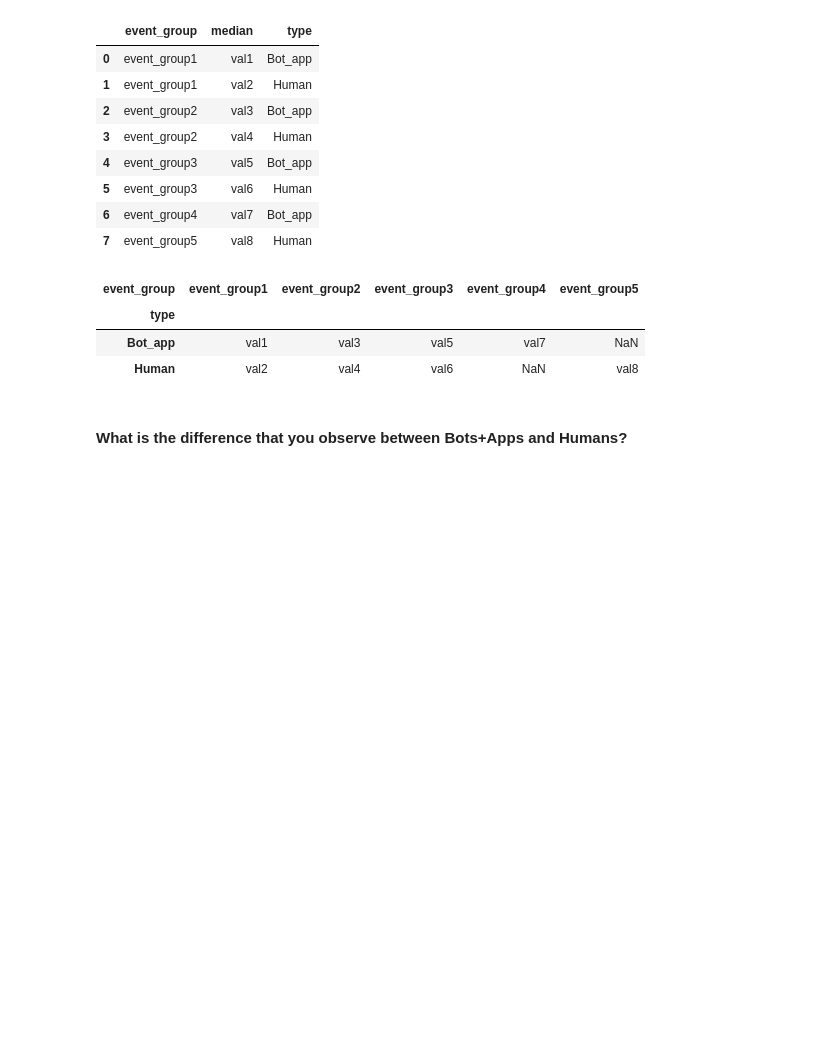
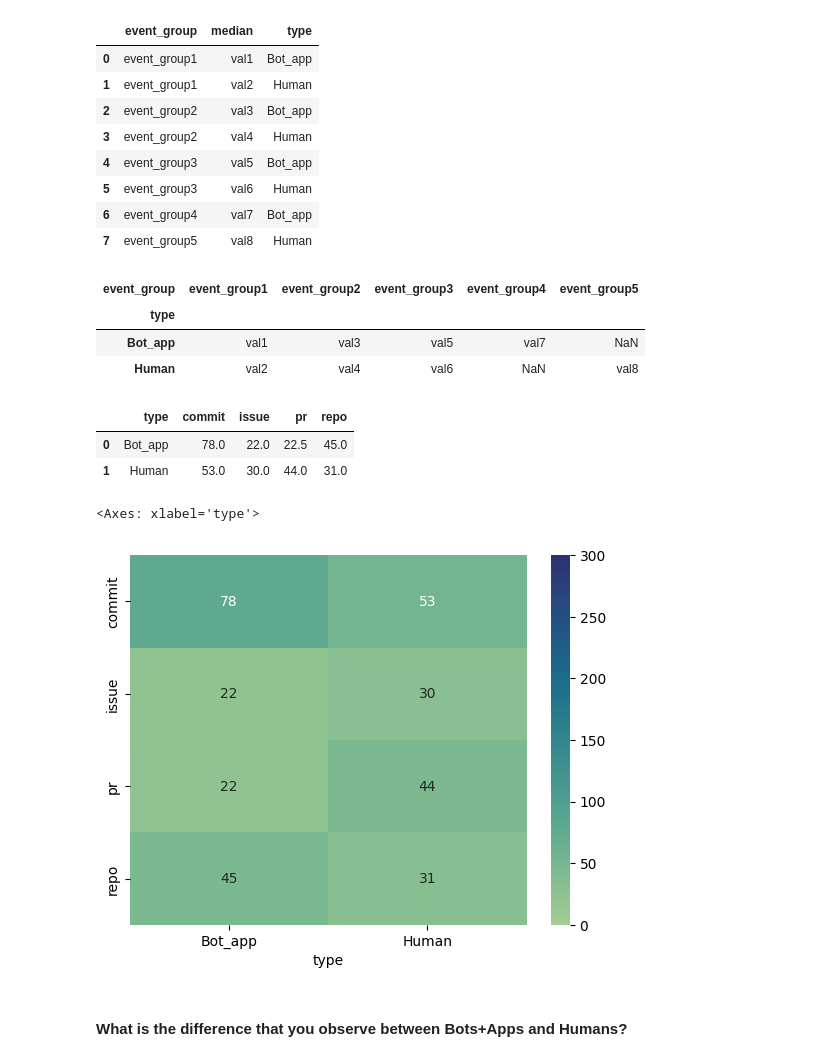
Before and after one commit to ThomasBernard28/Software_Evolution_TP3_2024, a Jupyter notebook: TP3_template.ipynb, the cells around one changed output. Cells and saved outputs as stored; diff of their text form; code cells hidden in the pictures; blank space fills up the shorter version.

Commit message:
Did it until section question 6.1 not sure of my results

```diff
--- a/TP3_template.ipynb
+++ b/TP3_template.ipynb
@@ -543,3 +550,13 @@ commit_group = ['CommitCommentEvent', 'PushEvent']
 repo_group = ['CreateEvent', 'DeleteEvent', 'ForkEvent', 'GollumEvent', 'MemberEvent', 'PublicEvent', 'ReleaseEvent', 'SponsorshipEvent', 'WatchEvent']
 # %%
 # YOUR CODE BELOW
+import numpy as np
+q5df['event_group'] = np.nan
+q5df.loc[q5df['event_type'].isin(issue_group), 'event_group'] = 'issue'
+q5df.loc[q5df['event_type'].isin(pr_group), 'event_group'] = 'pr'
+q5df.loc[q5df['event_type'].isin(commit_group), 'event_group'] = 'commit'
+q5df.loc[q5df['event_type'].isin(repo_group), 'event_group'] = 'repo'
+
+
+grouped_df = q5df.groupby(['contributor', 'event_group']).agg(nbr_event=('event_id','count')).reset_index()
+print(grouped_df)
@@ -546,5 +578,11 @@ repo_group = ['CreateEvent', 'DeleteEvent', 'ForkEvent', 'GollumEvent', 'MemberE
 # %%
 # YOUR CODE BELOW
+pivoted_df = grouped_df.pivot_table(index='contributor', columns='event_group', values='nbr_event').reset_index()
+final_q5df = pivoted_df.merge(final_decision, on='contributor')
+
+final_q5df.drop(['app', 'bothunter', 'bodegha', 'rabbit'], axis=1, inplace=True)
+final_events = final_q5df.copy()
+final_q5df.to_csv('homebrew_homebrew-core_1/question5_merged.csv', index=False)
 # %% [markdown]
 ### Question 2 (a)
 
@@ -575,3 +613,14 @@ df_medians
 | 7 | event_group5 | val8 | Human |
 # %%
 # YOUR CODE BELOW
+medians = []
+for event_group in ["pr", "issue", "commit", "repo"]:
+    median_bot = final_q5df[(final_q5df['type'].isin(['Bot', 'App']))][event_group].median()
+    medians.append({'event_group': event_group, 'median': median_bot, 'type': 'Bot_app'})
+
+    median_human = final_q5df[(final_q5df['type'] == 'Human')][event_group].median()
+    medians.append({'event_group': event_group, 'median': median_human, 'type': 'Human'})
+
+
+df_medians_2_not_pivoted = pd.DataFrame.from_dict(medians)
+df_medians_2_not_pivoted
@@ -616,7 +675,17 @@ df_medians.pivot(index='type', columns='event_group', values='median')#.reset_in
 | Human | val2 | val4 | val6 | NaN | val8 |
 # %%
 # YOUR CODE BELOW
+df_medians_2 = df_medians_2_not_pivoted.pivot(index='type', columns='event_group', values='median').reset_index().rename_axis(None,axis=1)
+df_medians_2
+# %% [output]
+|  | type | commit | issue | pr | repo |
+| 0 | Bot_app | 78.0 | 22.0 | 22.5 | 45.0 |
+| 1 | Human | 53.0 | 30.0 | 44.0 | 31.0 |
 # %%
 # YOUR CODE BELOW
+sns.heatmap(df_medians_2.set_index('type').T, annot=True,vmin=0,vmax=300,cmap="crest")
+# %% [output]
+<Axes: xlabel='type'>
+[figure, added]
 # %% [markdown]
 #### What is the difference that you observe between Bots+Apps and Humans?
```
Also changed, not shown: parts of 27 cells of this notebook, 6 other files.
